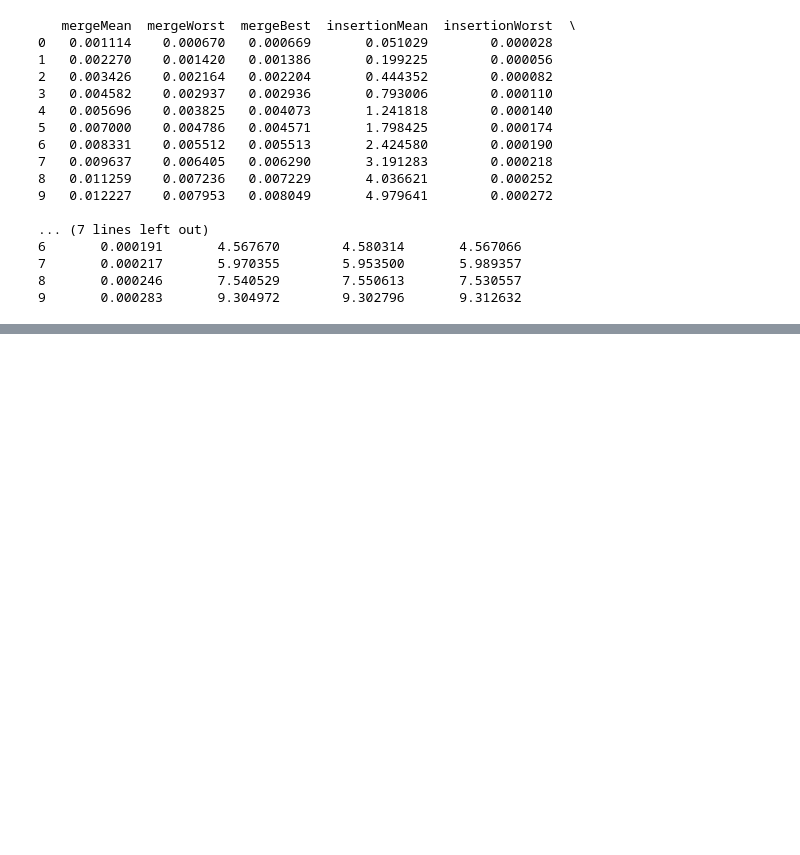
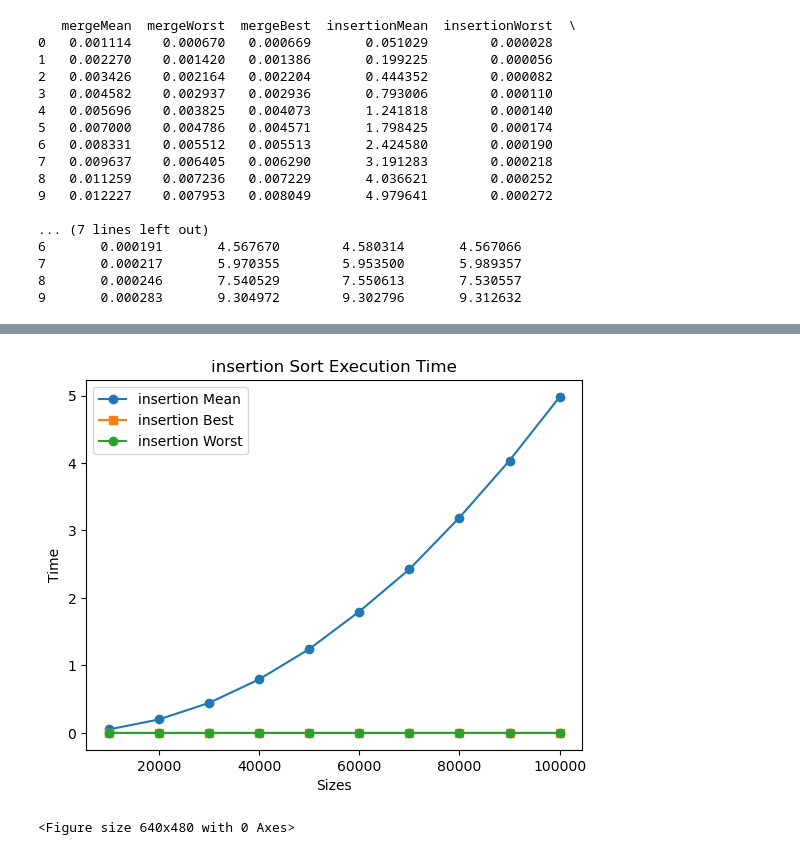
Before and after one commit to chelseadz/sortingAnalysis, a Jupyter notebook: graphs/graphs.ipynb, the cells around one changed output, grey strips where cells are left out. Drawn from its saved outputs; the diff is of its cells as text; code cells hidden in the pictures; blank space fills up the shorter version.

```diff
--- a/graphs/graphs.ipynb
+++ b/graphs/graphs.ipynb
@@ -133,0 +174,15 @@ print(df)
+# %%
+plt.plot(sizes, insertionMean, 'o-', label='insertion Mean')
+plt.plot(sizes, insertionBest, 's-', label='insertion Best')
+plt.plot(sizes, insertionWorst, 'o-', label='insertion Worst')
+plt.xlabel('Sizes')
+plt.ylabel('Time')
+plt.title('insertion Sort Execution Time')
+plt.legend()
+plt.show()
+
+fig = plt.figure()
+fig.savefig('insertion.png')
+# %% [output]
+[figure, added]
+<Figure size 640x480 with 0 Axes>
```
Also changed, not shown: parts of 8 cells of this notebook, 6 other files.
